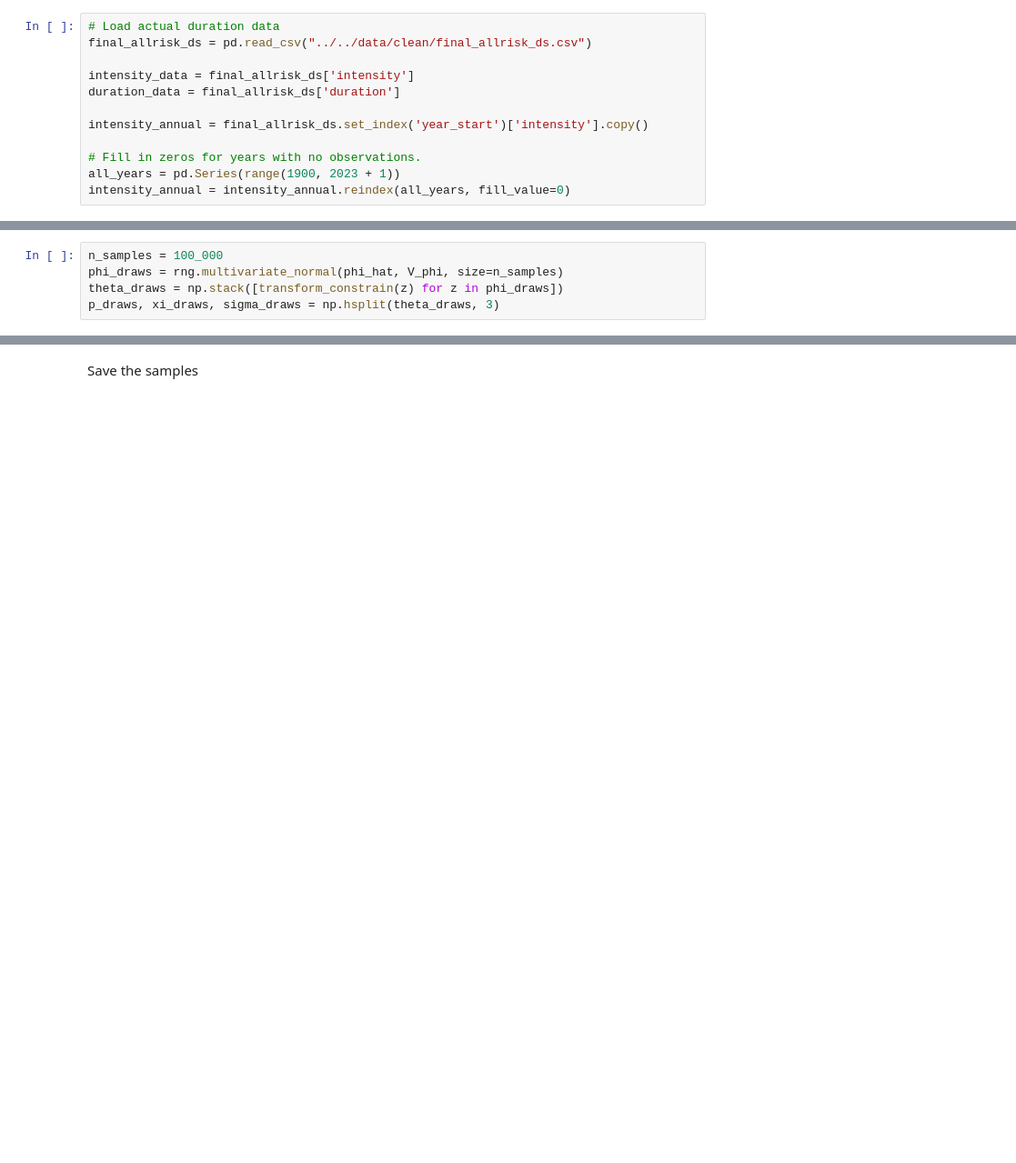
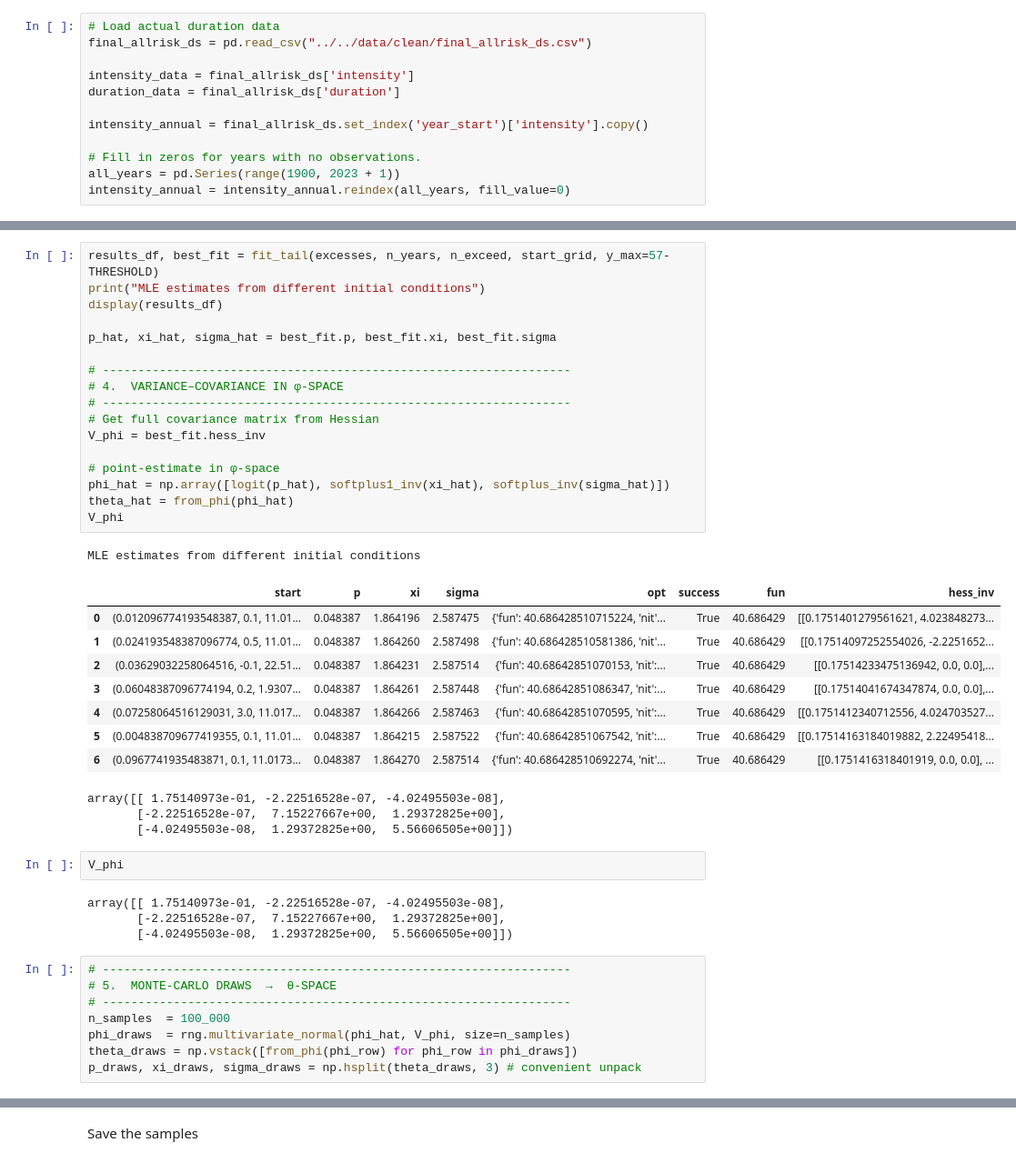
Before and after one commit to DevInnovationLab/pandemic_model_public, a Jupyter notebook: python/notebooks/35 mle_uncertainty_param_transform.ipynb, the cells around one changed output, grey strips where cells are left out. Shown at 91% size. Saved outputs shown, nothing was run; the diff lists cells and outputs as text; blank space fills up the shorter version.

```diff
--- a/python/notebooks/35 mle_uncertainty_param_transform.ipynb
+++ b/python/notebooks/35 mle_uncertainty_param_transform.ipynb
@@ -130,8 +232,47 @@ array([[ 0.1628752 , -0.00599931,  0.02618225],
+# %%
+results_df, best_fit = fit_tail(excesses, n_years, n_exceed, start_grid, y_max=57-THRESHOLD)
+print("MLE estimates from different initial conditions")
+display(results_df)
+
+p_hat, xi_hat, sigma_hat = best_fit.p, best_fit.xi, best_fit.sigma
+
+# ------------------------------------------------------------------
+# 4.  VARIANCE–COVARIANCE IN φ-SPACE
+# ------------------------------------------------------------------
+# Get full covariance matrix from Hessian
+V_phi = best_fit.hess_inv
+
+# point-estimate in φ-space
+phi_hat = np.array([logit(p_hat), softplus1_inv(xi_hat), softplus_inv(sigma_hat)])
+theta_hat = from_phi(phi_hat)
+V_phi
+# %% [output]
+MLE estimates from different initial conditions
+|  | start | p | xi | sigma | opt | success | fun | hess_inv |
+| 0 | (0.012096774193548387, 0.1, 11.01... | 0.048387 | 1.864196 | 2.587475 | {'fun': 40.686428510715224, 'nit'... | True | 40.686429 | [[0.1751401279561621, 4.023848273... |
+| 1 | (0.024193548387096774, 0.5, 11.01... | 0.048387 | 1.864260 | 2.587498 | {'fun': 40.686428510581386, 'nit'... | True | 40.686429 | [[0.17514097252554026, -2.2251652... |
+| 2 | (0.03629032258064516, -0.1, 22.51... | 0.048387 | 1.864231 | 2.587514 | {'fun': 40.68642851070153, 'nit':... | True | 40.686429 | [[0.17514233475136942, 0.0, 0.0],... |
+| 3 | (0.06048387096774194, 0.2, 1.9307... | 0.048387 | 1.864261 | 2.587448 | {'fun': 40.68642851086347, 'nit':... | True | 40.686429 | [[0.17514041674347874, 0.0, 0.0],... |
+| 4 | (0.07258064516129031, 3.0, 11.017... | 0.048387 | 1.864266 | 2.587463 | {'fun': 40.68642851070595, 'nit':... | True | 40.686429 | [[0.1751412340712556, 4.024703527... |
+| 5 | (0.004838709677419355, 0.1, 11.01... | 0.048387 | 1.864215 | 2.587522 | {'fun': 40.68642851067542, 'nit':... | True | 40.686429 | [[0.17514163184019882, 2.22495418... |
+| 6 | (0.0967741935483871, 0.1, 11.0173... | 0.048387 | 1.864270 | 2.587514 | {'fun': 40.686428510692274, 'nit'... | True | 40.686429 | [[0.1751416318401919, 0.0, 0.0], ... |
+array([[ 1.75140973e-01, -2.22516528e-07, -4.02495503e-08],
+       [-2.22516528e-07,  7.15227667e+00,  1.29372825e+00],
+       [-4.02495503e-08,  1.29372825e+00,  5.56606505e+00]])
+# %%
+V_phi
+# %% [output]
+array([[ 1.75140973e-01, -2.22516528e-07, -4.02495503e-08],
+       [-2.22516528e-07,  7.15227667e+00,  1.29372825e+00],
+       [-4.02495503e-08,  1.29372825e+00,  5.56606505e+00]])
 # %%
-n_samples = 100_000
-phi_draws = rng.multivariate_normal(phi_hat, V_phi, size=n_samples)
-theta_draws = np.stack([transform_constrain(z) for z in phi_draws])
-p_draws, xi_draws, sigma_draws = np.hsplit(theta_draws, 3)
+# ------------------------------------------------------------------
+# 5.  MONTE-CARLO DRAWS  →  θ-SPACE
+# ------------------------------------------------------------------
+n_samples  = 100_000
+phi_draws  = rng.multivariate_normal(phi_hat, V_phi, size=n_samples)
+theta_draws = np.vstack([from_phi(phi_row) for phi_row in phi_draws])
+p_draws, xi_draws, sigma_draws = np.hsplit(theta_draws, 3) # convenient unpack
 # %%
 fig, axes = plt.subplots(1, 3, figsize=(12, 4))
 param_names = ['p', 'xi', 'sigma']
```
Also changed, not shown: parts of 16 cells of this notebook, 12 other files.
